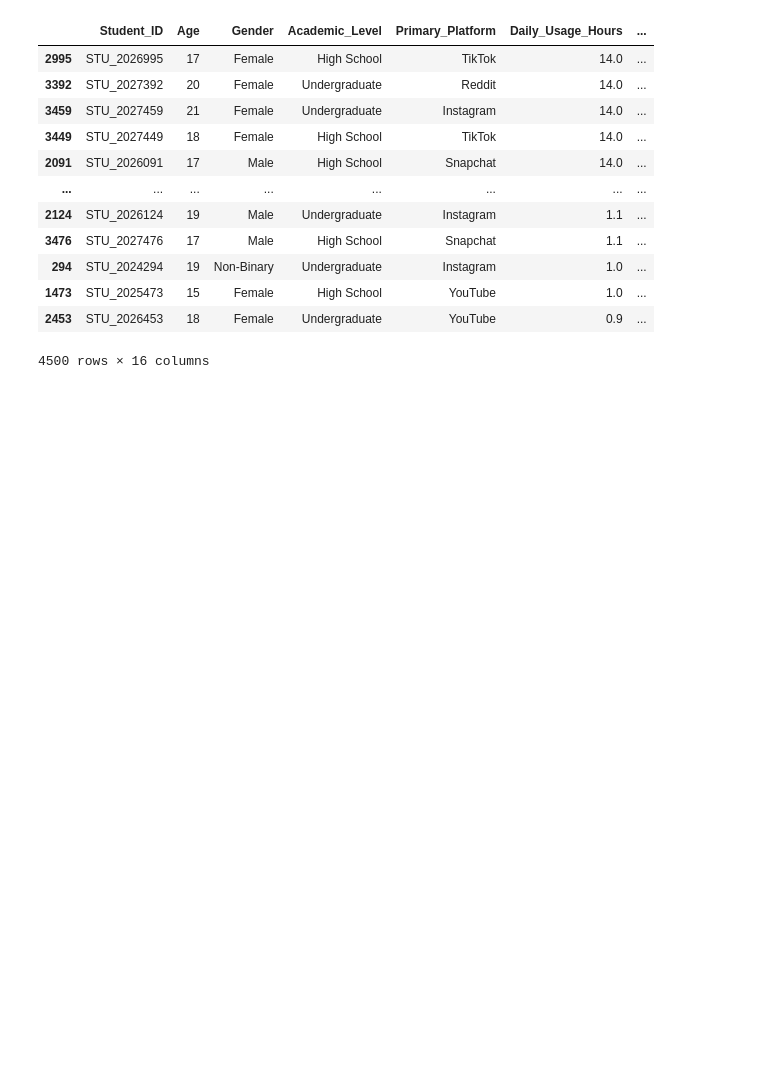
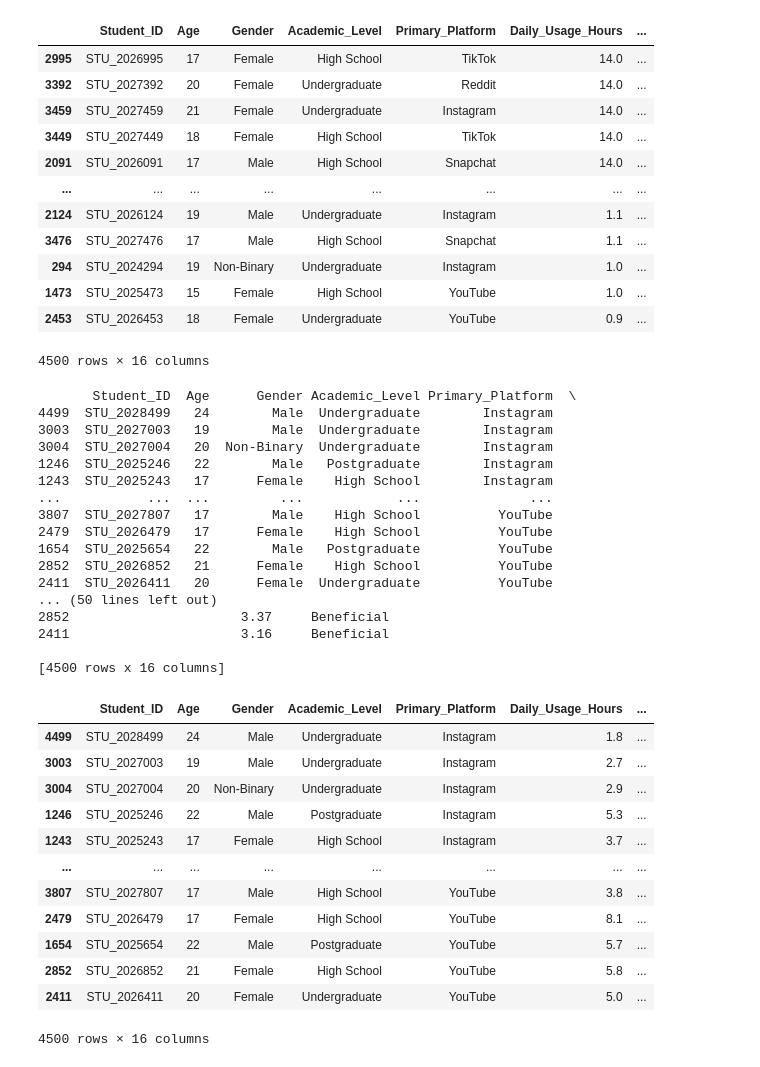
Before and after one commit to Innovators-for-Purpose/iFp-CS-Summer-Learning, a Jupyter notebook: Data-Analysis-Track/my-jupyter-data-analysis.ipynb, the cells around one changed output. Cells and saved outputs as stored; diff of their text form; code cells hidden in the pictures; blank space fills up the shorter version.

```diff
--- a/Data-Analysis-Track/my-jupyter-data-analysis.ipynb
+++ b/Data-Analysis-Track/my-jupyter-data-analysis.ipynb
@@ -514,3 +514,40 @@ display(descending_daily_usage_hours)
 | 1473 | STU_2025473 | 15 | Female | High School | YouTube | 1.0 | ... |
 | 2453 | STU_2026453 | 18 | Female | Undergraduate | YouTube | 0.9 | ... |
 4500 rows × 16 columns
+# %%
+sorted_platforms = df.sort_values("Primary_Platform")
+
+
+print(sorted_platforms)
+display(sorted_platforms)
+# %% [output]
+       Student_ID  Age      Gender Academic_Level Primary_Platform  \
+4499  STU_2028499   24        Male  Undergraduate        Instagram
+3003  STU_2027003   19        Male  Undergraduate        Instagram
+3004  STU_2027004   20  Non-Binary  Undergraduate        Instagram
+1246  STU_2025246   22        Male   Postgraduate        Instagram
+1243  STU_2025243   17      Female    High School        Instagram
+...           ...  ...         ...            ...              ...
+3807  STU_2027807   17        Male    High School          YouTube
+2479  STU_2026479   17      Female    High School          YouTube
+1654  STU_2025654   22        Male   Postgraduate          YouTube
+2852  STU_2026852   21      Female    High School          YouTube
+2411  STU_2026411   20      Female  Undergraduate          YouTube
+... (50 lines left out)
+2852                      3.37     Beneficial
+2411                      3.16     Beneficial
+
+[4500 rows x 16 columns]
+|  | Student_ID | Age | Gender | Academic_Level | Primary_Platform | Daily_Usage_Hours | ... |
+| 4499 | STU_2028499 | 24 | Male | Undergraduate | Instagram | 1.8 | ... |
+| 3003 | STU_2027003 | 19 | Male | Undergraduate | Instagram | 2.7 | ... |
+| 3004 | STU_2027004 | 20 | Non-Binary | Undergraduate | Instagram | 2.9 | ... |
+| 1246 | STU_2025246 | 22 | Male | Postgraduate | Instagram | 5.3 | ... |
+| 1243 | STU_2025243 | 17 | Female | High School | Instagram | 3.7 | ... |
+| ... | ... | ... | ... | ... | ... | ... | ... |
+| 3807 | STU_2027807 | 17 | Male | High School | YouTube | 3.8 | ... |
+| 2479 | STU_2026479 | 17 | Female | High School | YouTube | 8.1 | ... |
+| 1654 | STU_2025654 | 22 | Male | Postgraduate | YouTube | 5.7 | ... |
+| 2852 | STU_2026852 | 21 | Female | High School | YouTube | 5.8 | ... |
+| 2411 | STU_2026411 | 20 | Female | Undergraduate | YouTube | 5.0 | ... |
+4500 rows × 16 columns
```
Also changed, not shown: parts of 1 cell of this notebook, 1 other file.
